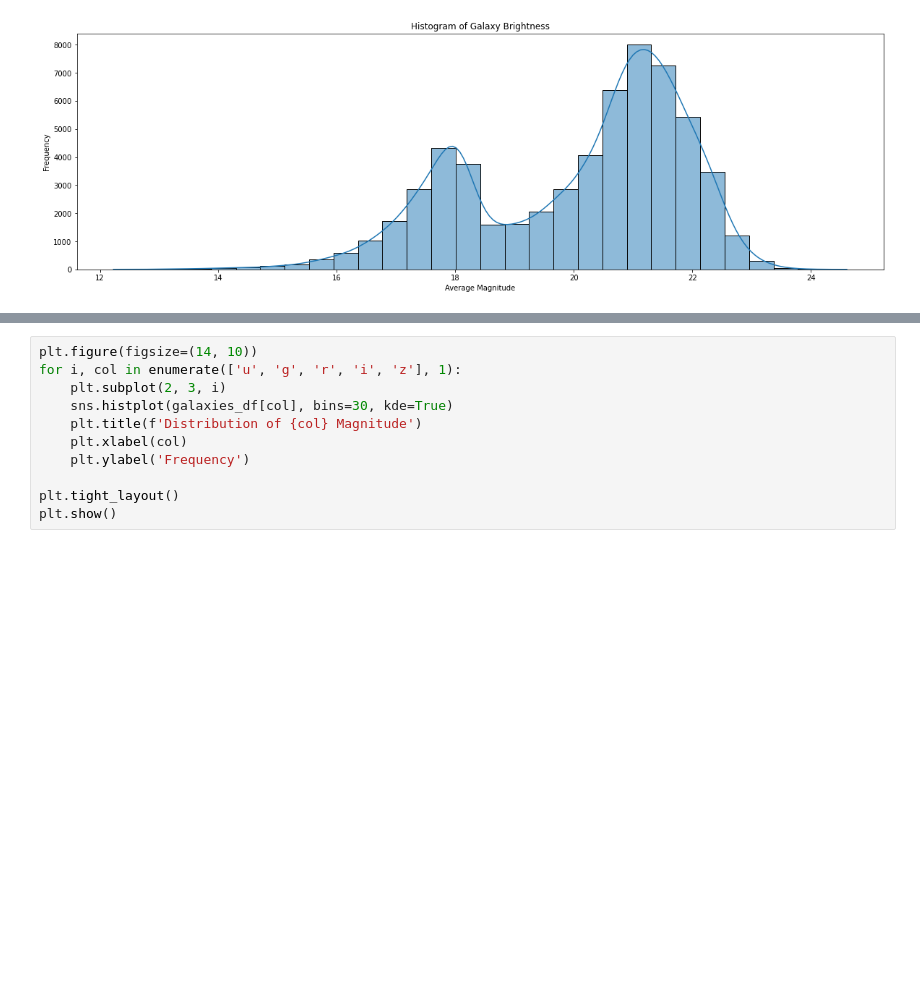
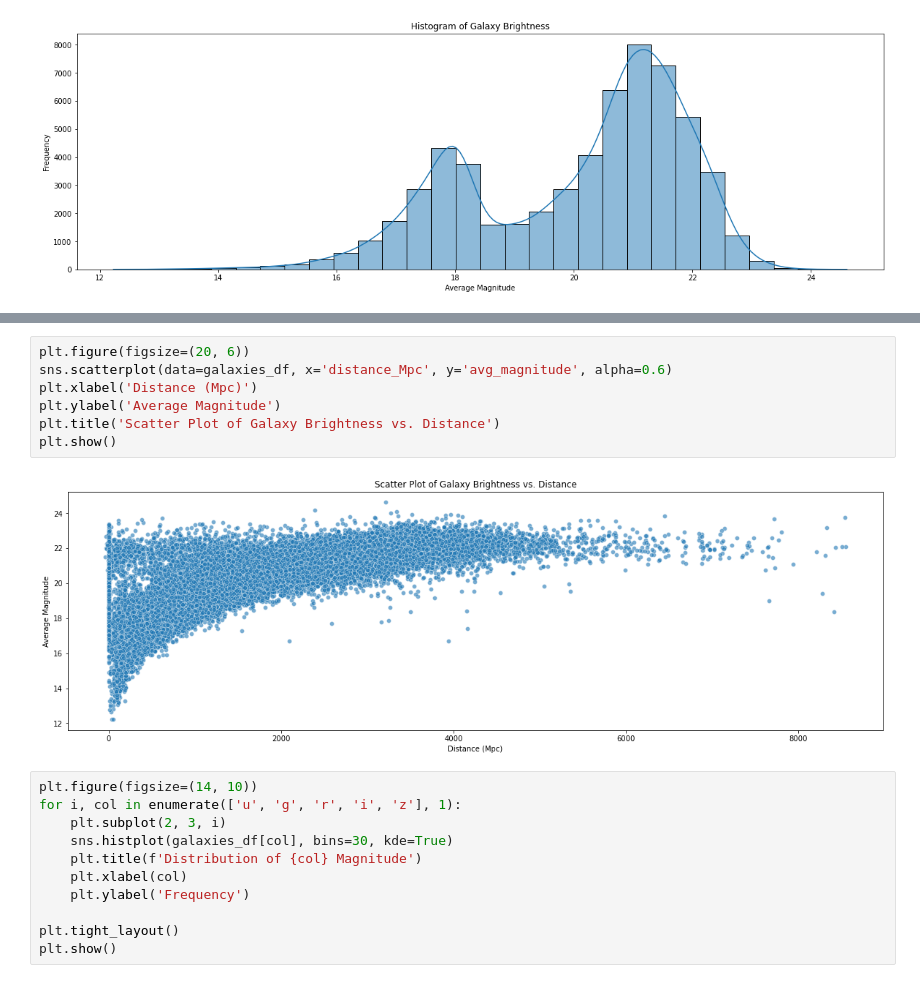
Before and after one commit to tylerjustinjackson/Research-Fall-2024, a Jupyter notebook: DS-Astronomy/starlightanalysis.ipynb, the cells around one changed output, grey strips where cells are left out. Saved outputs shown, nothing was run; the diff lists cells and outputs as text; blank space fills up the shorter version.

```diff
--- a/DS-Astronomy/starlightanalysis.ipynb
+++ b/DS-Astronomy/starlightanalysis.ipynb
@@ -174,3 +174,12 @@ plt.show()
+# %%
+plt.figure(figsize=(20, 6))
+sns.scatterplot(data=galaxies_df, x='distance_Mpc', y='avg_magnitude', alpha=0.6)
+plt.xlabel('Distance (Mpc)')
+plt.ylabel('Average Magnitude')
+plt.title('Scatter Plot of Galaxy Brightness vs. Distance')
+plt.show()
+# %% [output]
+[figure, added]
 # %%
 plt.figure(figsize=(14, 10))
 for i, col in enumerate(['u', 'g', 'r', 'i', 'z'], 1):
```
Also changed, not shown: parts of 3 cells of this notebook.
